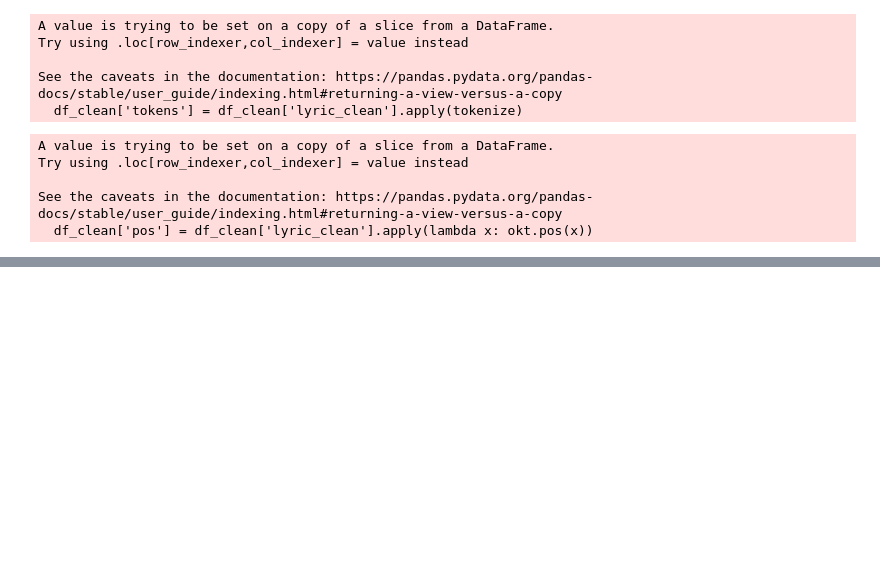
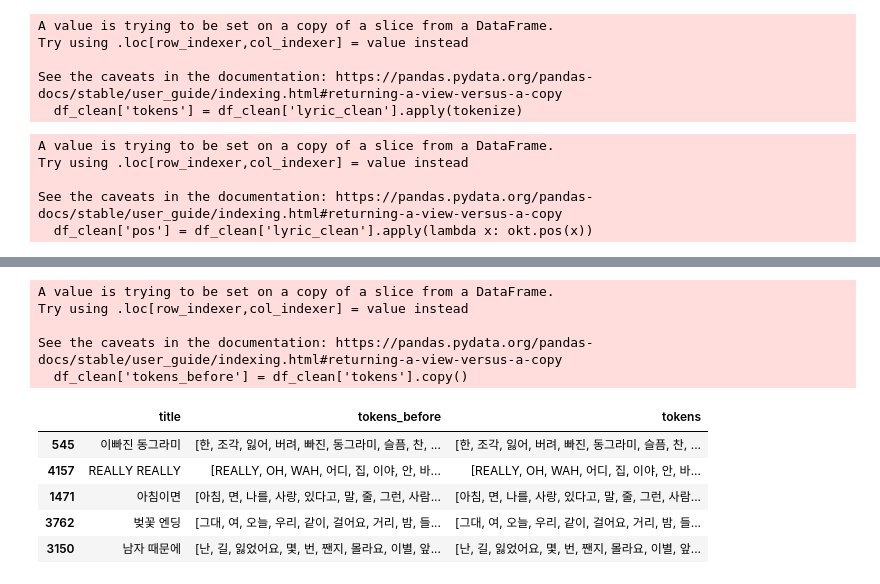
Before and after one commit to jangdain04-lab/TA_Airpods, a Jupyter notebook: TA_결측값삭제버전.ipynb, the cells around one changed output, grey strips where cells are left out. Cells and saved outputs as stored; diff of their text form; code cells hidden in the pictures; blank space fills up the shorter version.

```diff
--- a/TA_결측값삭제버전.ipynb
+++ b/TA_결측값삭제버전.ipynb
@@ -312,0 +377,9 @@ fillers = [
+# %%
+# 1) 불용어 제거까지 완료된 상태에서 실행
+def unique_tokens(tokens):
+    return list(dict.fromkeys(tokens))  # 순서 유지 + 중복 제거
+
+df_clean['tokens'] = df_clean['tokens'].apply(unique_tokens)
+
+# 2) TF-IDF 등 분석용 문자열 갱신
+df_clean['token_str'] = df_clean['tokens'].apply(lambda x: " ".join(x))
@@ -312,0 +397,17 @@ fillers = [
+# %%
+df_clean['tokens_before'] = df_clean['tokens'].copy()
+# %% [output]
+A value is trying to be set on a copy of a slice from a DataFrame.
+Try using .loc[row_indexer,col_indexer] = value instead
+
+See the caveats in the documentation: https://pandas.pydata.org/pandas-docs/stable/user_guide/indexing.html#returning-a-view-versus-a-copy
+  df_clean['tokens_before'] = df_clean['tokens'].copy()
+# %%
+df_clean[['title', 'tokens_before', 'tokens']].sample(5)
+# %% [output]
+|  | title | tokens_before | tokens |
+| 545 | 이빠진 동그라미 | [한, 조각, 잃어, 버려, 빠진, 동그라미, 슬픔, 찬, ... | [한, 조각, 잃어, 버려, 빠진, 동그라미, 슬픔, 찬, ... |
+| 4157 | REALLY REALLY | [REALLY, OH, WAH, 어디, 집, 이야, 안, 바... | [REALLY, OH, WAH, 어디, 집, 이야, 안, 바... |
+| 1471 | 아침이면 | [아침, 면, 나를, 사랑, 있다고, 말, 줄, 그런, 사람... | [아침, 면, 나를, 사랑, 있다고, 말, 줄, 그런, 사람... |
+| 3762 | 벚꽃 엔딩 | [그대, 여, 오늘, 우리, 같이, 걸어요, 거리, 밤, 들... | [그대, 여, 오늘, 우리, 같이, 걸어요, 거리, 밤, 들... |
+| 3150 | 남자 때문에 | [난, 길, 잃었어요, 몇, 번, 짼지, 몰라요, 이별, 앞... | [난, 길, 잃었어요, 몇, 번, 짼지, 몰라요, 이별, 앞... |
```
Also changed, not shown: parts of 7 cells of this notebook.
